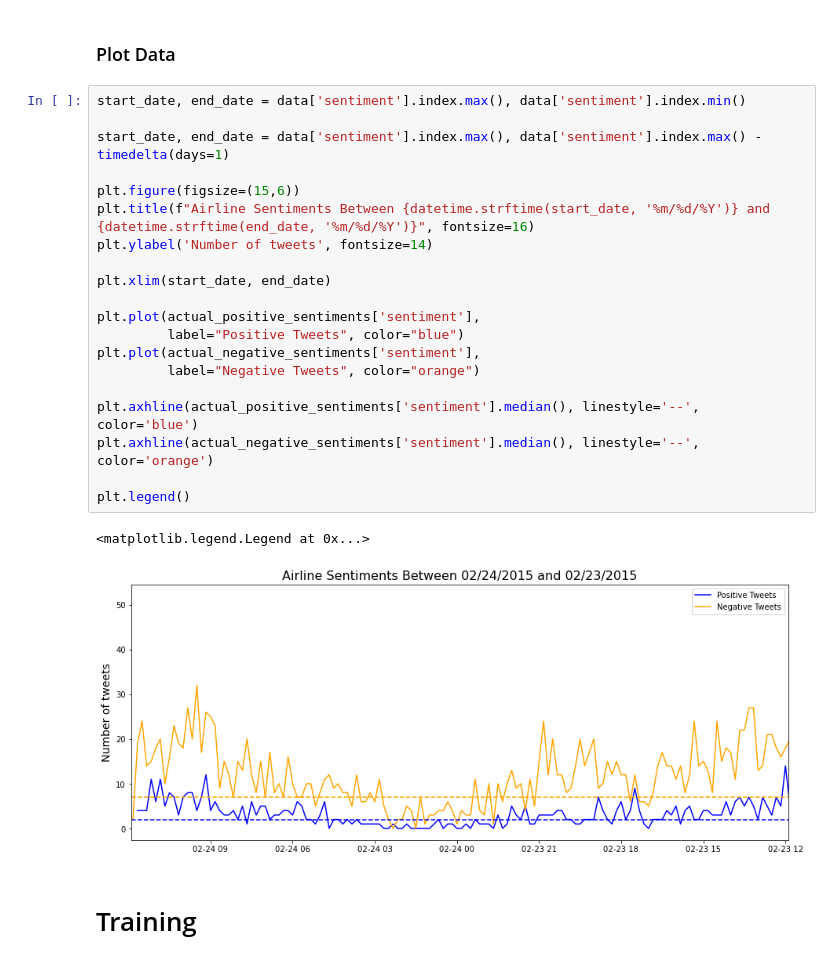
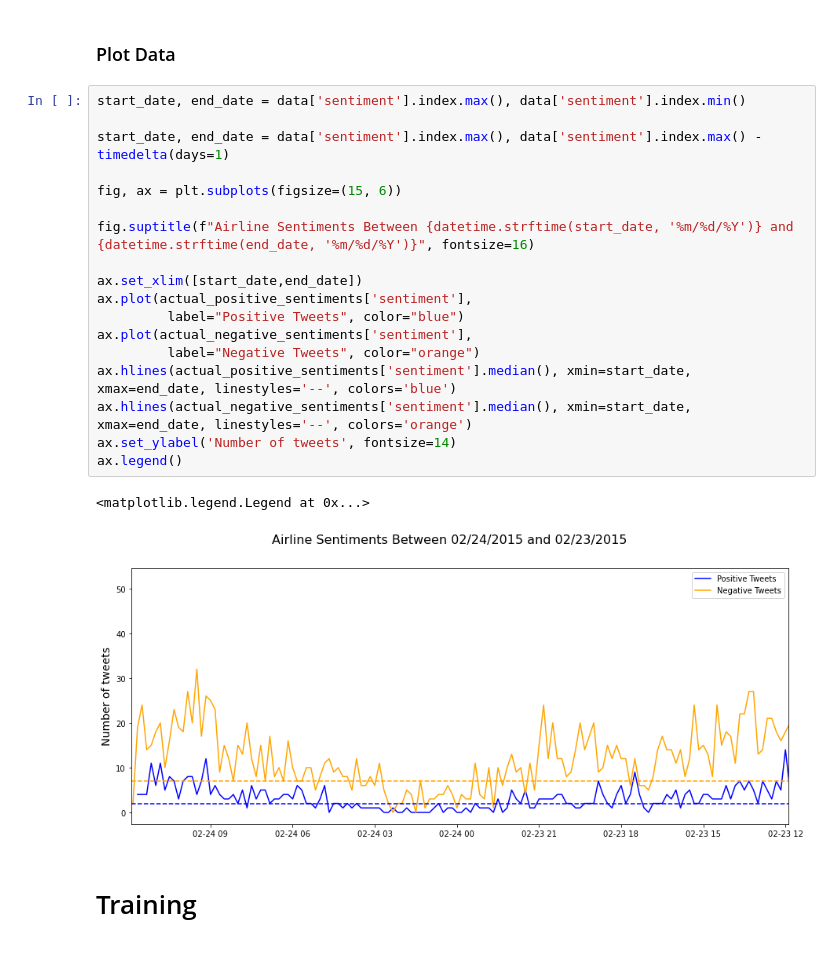
Before and after one commit to agapebondservant/tanzu-realtime-anomaly-detetction, a Jupyter notebook: jupyter/Airline Analytics.ipynb, the cells around one changed output. Saved outputs shown, nothing was run; the diff lists cells and outputs as text.

```diff
--- a/jupyter/Airline Analytics.ipynb
+++ b/jupyter/Airline Analytics.ipynb
@@ -182,26 +175,24 @@ the_decompose.plot();
 # %%
 start_date, end_date = data['sentiment'].index.max(), data['sentiment'].index.min()
 
 start_date, end_date = data['sentiment'].index.max(), data['sentiment'].index.max() - timedelta(days=1)
 
-plt.figure(figsize=(15,6))
-plt.title(f"Airline Sentiments Between {datetime.strftime(start_date, '%m/%d/%Y')} and {datetime.strftime(end_date, '%m/%d/%Y')}", fontsize=16)
-plt.ylabel('Number of tweets', fontsize=14)
+fig, ax = plt.subplots(figsize=(15, 6))
 
-plt.xlim(start_date, end_date)
+fig.suptitle(f"Airline Sentiments Between {datetime.strftime(start_date, '%m/%d/%Y')} and {datetime.strftime(end_date, '%m/%d/%Y')}", fontsize=16)
 
-plt.plot(actual_positive_sentiments['sentiment'],
+ax.set_xlim([start_date,end_date])
+ax.plot(actual_positive_sentiments['sentiment'],
          label="Positive Tweets", color="blue")
-plt.plot(actual_negative_sentiments['sentiment'],
+ax.plot(actual_negative_sentiments['sentiment'],
          label="Negative Tweets", color="orange")
-
-plt.axhline(actual_positive_sentiments['sentiment'].median(), linestyle='--', color='blue')
-plt.axhline(actual_negative_sentiments['sentiment'].median(), linestyle='--', color='orange')
-
-plt.legend()
+ax.hlines(actual_positive_sentiments['sentiment'].median(), xmin=start_date, xmax=end_date, linestyles='--', colors='blue')
+ax.hlines(actual_negative_sentiments['sentiment'].median(), xmin=start_date, xmax=end_date, linestyles='--', colors='orange')
+ax.set_ylabel('Number of tweets', fontsize=14)
+ax.legend()
 # %% [output]
 <matplotlib.legend.Legend at 0x...>
-[figure, old version]
+[figure, new version]
 # %% [markdown]
 # Training
 # %% [markdown]
```
Also changed, not shown: parts of 27 cells of this notebook, 4 other files.
